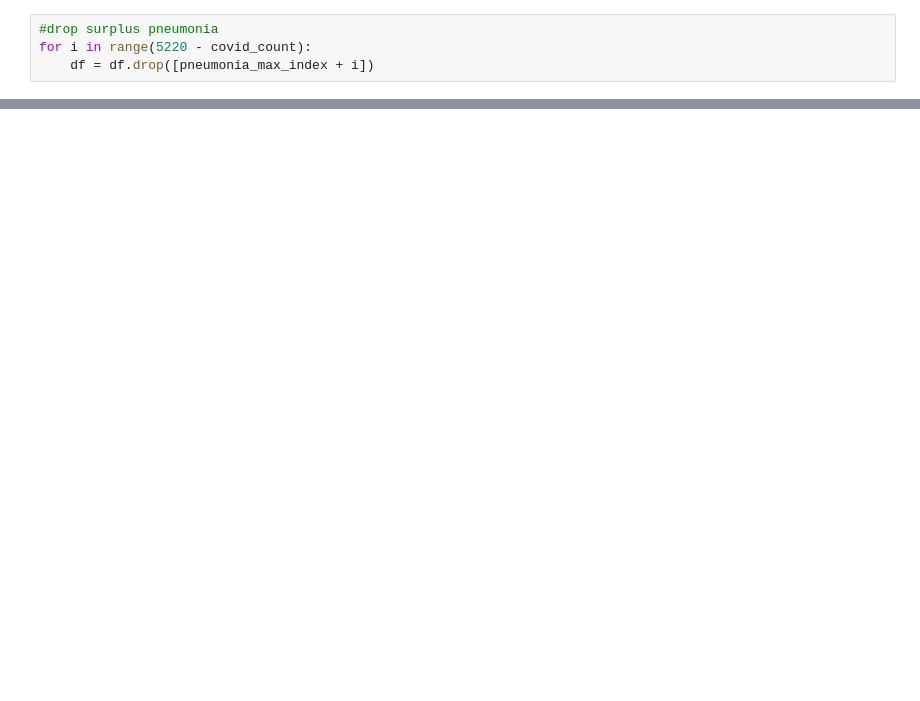
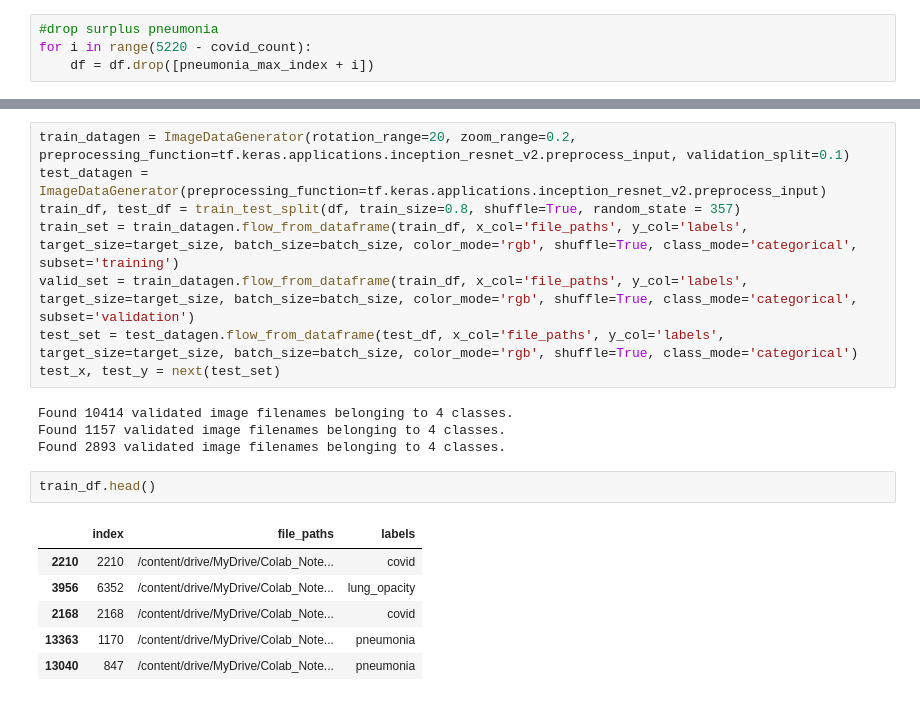
Before and after one commit to koshkit/VKR, a Jupyter notebook: Ensemble_ETU.ipynb, the cells around one changed output, grey strips where cells are left out. Saved outputs shown, nothing was run; the diff lists cells and outputs as text; blank space fills up the shorter version.

Commit message:
split dataset

```diff
--- a/Ensemble_ETU.ipynb
+++ b/Ensemble_ETU.ipynb
@@ -102,0 +164,21 @@ plt.show()
+# %%
+train_datagen = ImageDataGenerator(rotation_range=20, zoom_range=0.2, preprocessing_function=tf.keras.applications.inception_resnet_v2.preprocess_input, validation_split=0.1)
+test_datagen = ImageDataGenerator(preprocessing_function=tf.keras.applications.inception_resnet_v2.preprocess_input)
+train_df, test_df = train_test_split(df, train_size=0.8, shuffle=True, random_state = 357)
+train_set = train_datagen.flow_from_dataframe(train_df, x_col='file_paths', y_col='labels', target_size=target_size, batch_size=batch_size, color_mode='rgb', shuffle=True, class_mode='categorical', subset='training')
+valid_set = train_datagen.flow_from_dataframe(train_df, x_col='file_paths', y_col='labels', target_size=target_size, batch_size=batch_size, color_mode='rgb', shuffle=True, class_mode='categorical', subset='validation')
+test_set = test_datagen.flow_from_dataframe(test_df, x_col='file_paths', y_col='labels', target_size=target_size, batch_size=batch_size, color_mode='rgb', shuffle=True, class_mode='categorical')
+test_x, test_y = next(test_set)
+# %% [output]
+Found 10414 validated image filenames belonging to 4 classes.
+Found 1157 validated image filenames belonging to 4 classes.
+Found 2893 validated image filenames belonging to 4 classes.
+# %%
+train_df.head()
+# %% [output]
+|  | index | file_paths | labels |
+| 2210 | 2210 | /content/drive/MyDrive/Colab_Note... | covid |
+| 3956 | 6352 | /content/drive/MyDrive/Colab_Note... | lung_opacity |
+| 2168 | 2168 | /content/drive/MyDrive/Colab_Note... | covid |
+| 13363 | 1170 | /content/drive/MyDrive/Colab_Note... | pneumonia |
+| 13040 | 847 | /content/drive/MyDrive/Colab_Note... | pneumonia |
```
Also changed, not shown: parts of 15 cells of this notebook.
